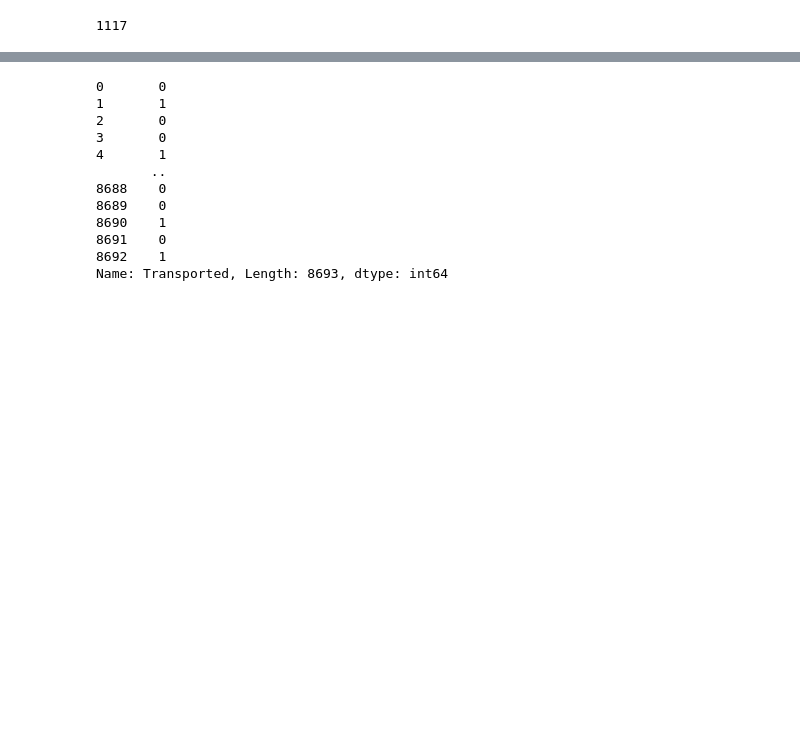
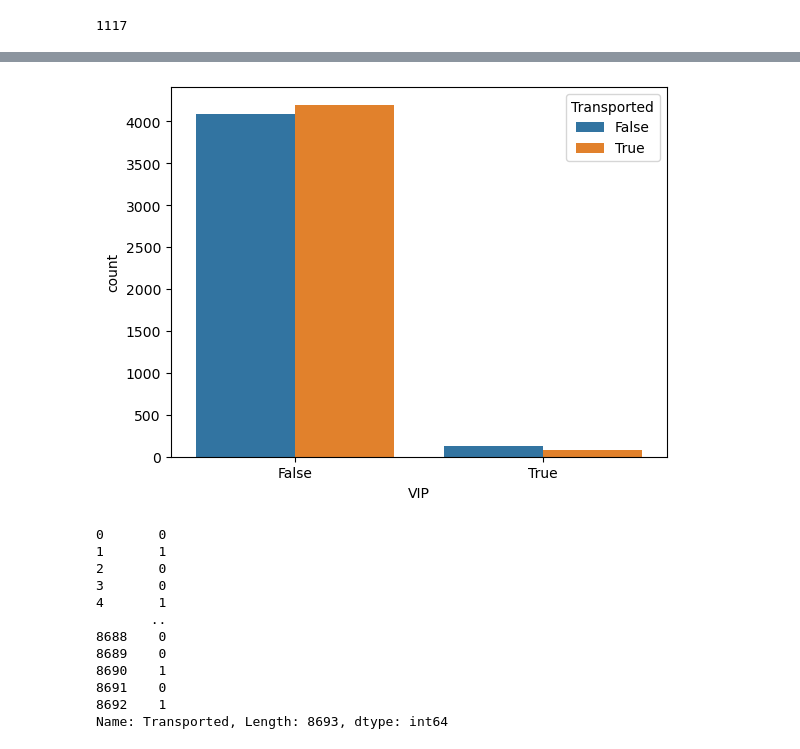
Before and after one commit to kenta-afk/Practice-ML, a Jupyter notebook: titanic model/titanic.ipynb, the cells around one changed output, grey strips where cells are left out. Cells and saved outputs as stored; diff of their text form; code cells hidden in the pictures; blank space fills up the shorter version.

```diff
--- a/titanic model/titanic.ipynb
+++ b/titanic model/titanic.ipynb
@@ -41,0 +62,5 @@ y = train_df.iloc[:,-1]
+# %%
+sns.countplot(x = 'VIP', hue = "Transported", data=train_df)
+plt.show()
+# %% [output]
+[figure, added]
```
Also changed, not shown: parts of 19 cells of this notebook.
